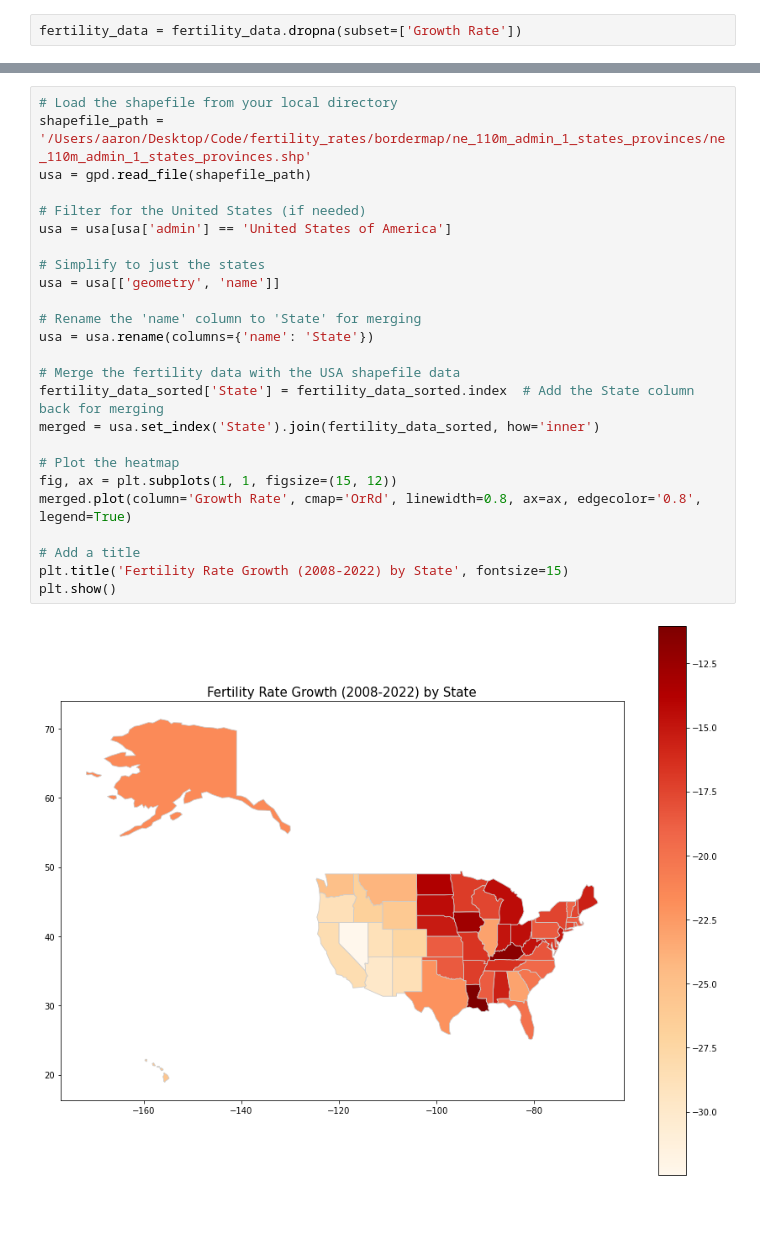
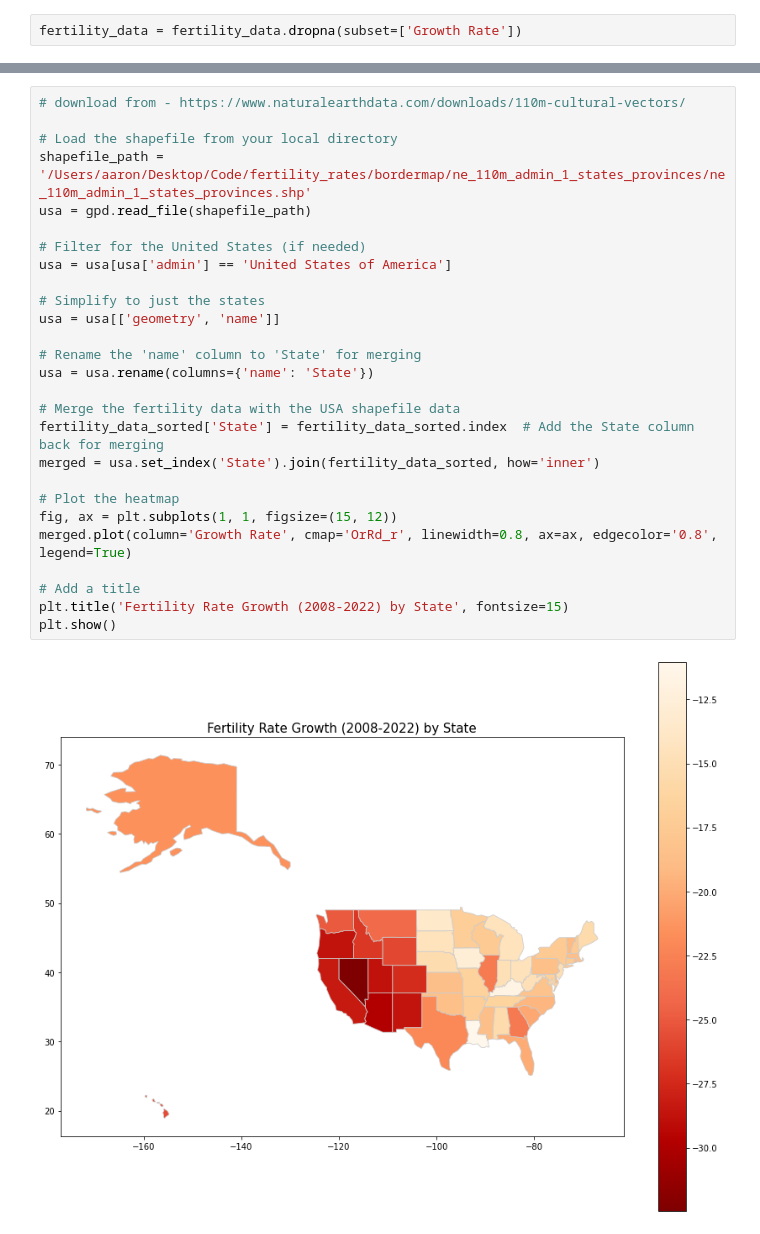
Before and after one commit to aacole3377/fertility_rates, a Jupyter notebook: analysis.ipynb, the cells around one changed output, grey strips where cells are left out. Cells and saved outputs as stored; diff of their text form.

```diff
--- a/analysis.ipynb
+++ b/analysis.ipynb
@@ -66,27 +46,29 @@ plt.show()
 # %%
+# download from - https://www.naturalearthdata.com/downloads/110m-cultural-vectors/
+
 # Load the shapefile from your local directory
 shapefile_path = '/Users/aaron/Desktop/Code/fertility_rates/bordermap/ne_110m_admin_1_states_provinces/ne_110m_admin_1_states_provinces.shp'
 usa = gpd.read_file(shapefile_path)
 
 # Filter for the United States (if needed)
 usa = usa[usa['admin'] == 'United States of America']
 
 # Simplify to just the states
 usa = usa[['geometry', 'name']]
 
 # Rename the 'name' column to 'State' for merging
 usa = usa.rename(columns={'name': 'State'})
 
 # Merge the fertility data with the USA shapefile data
 fertility_data_sorted['State'] = fertility_data_sorted.index  # Add the State column back for merging
 merged = usa.set_index('State').join(fertility_data_sorted, how='inner')
 
 # Plot the heatmap
 fig, ax = plt.subplots(1, 1, figsize=(15, 12))
-merged.plot(column='Growth Rate', cmap='OrRd', linewidth=0.8, ax=ax, edgecolor='0.8', legend=True)
+merged.plot(column='Growth Rate', cmap='OrRd_r', linewidth=0.8, ax=ax, edgecolor='0.8', legend=True)
 
 # Add a title
 plt.title('Fertility Rate Growth (2008-2022) by State', fontsize=15)
 plt.show()
 # %% [output]
-[figure, old version]
+[figure, new version]
```
Also changed, not shown: parts of 4 cells of this notebook.
